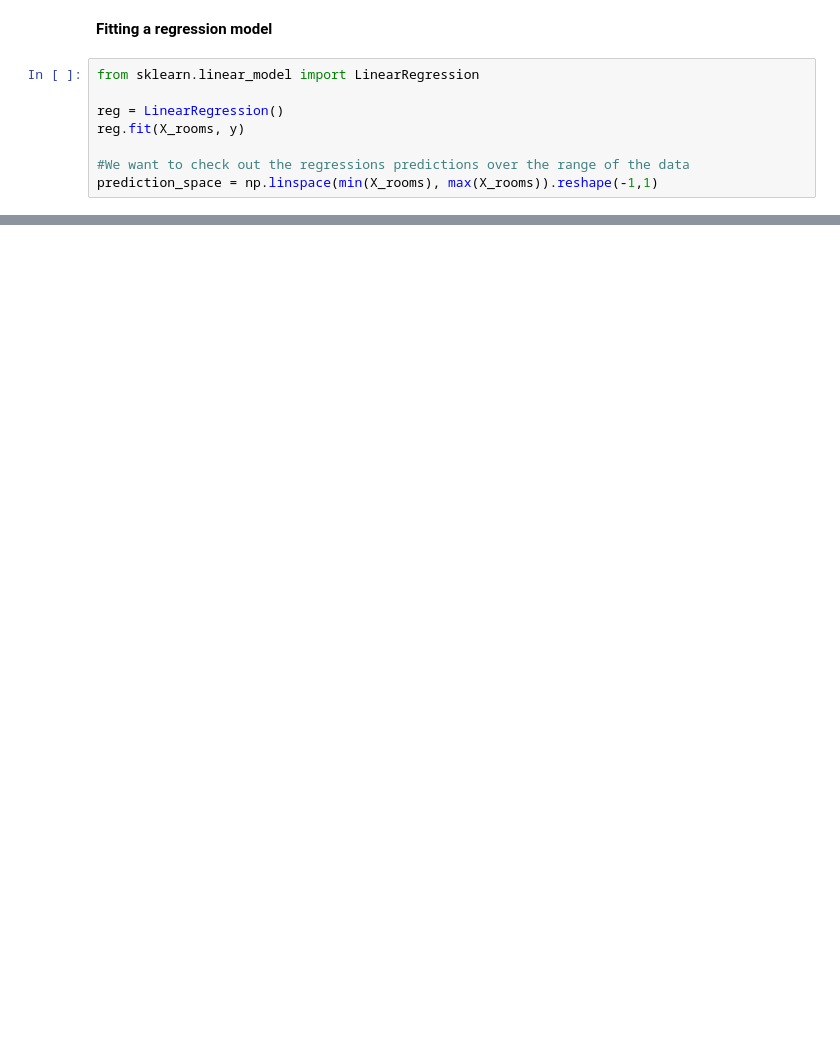
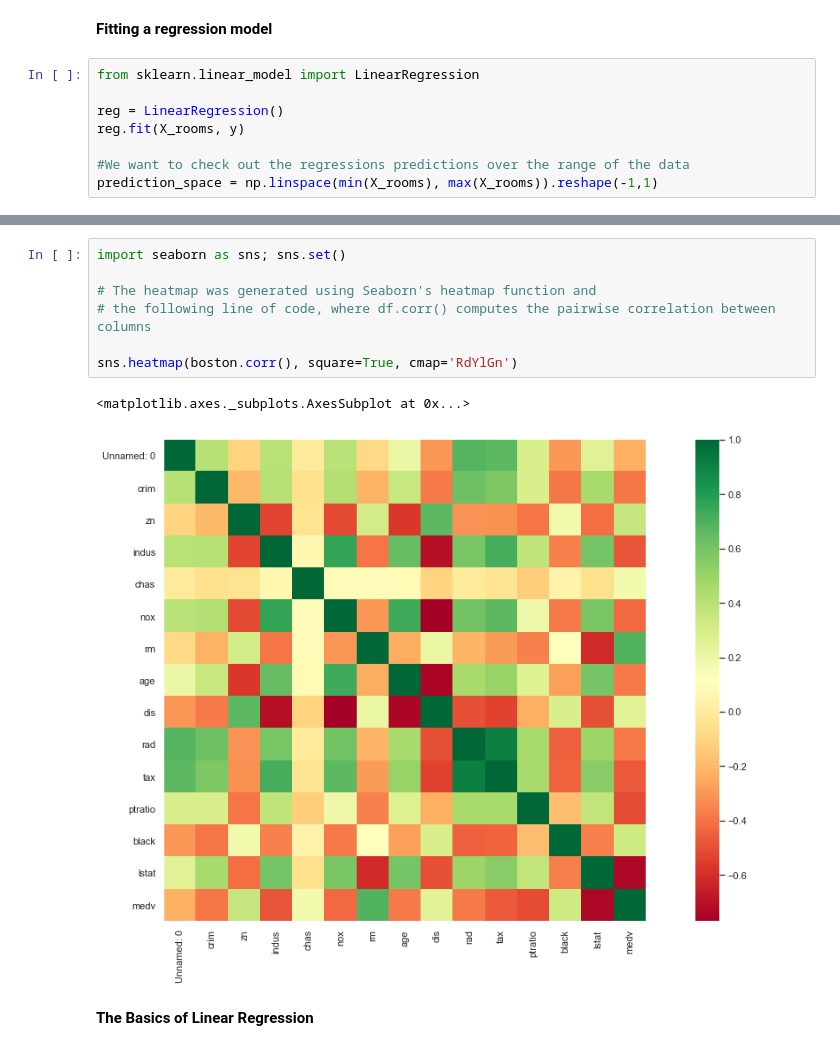
Before and after one commit to mirianfsilva/machine-learning-studies, a Jupyter notebook: supervised-learning-with-scikit-learn/boston-data-exploratory.ipynb, the cells around one changed output, grey strips where cells are left out. Saved outputs shown, nothing was run; the diff lists cells and outputs as text; blank space fills up the shorter version.

```diff
--- a/supervised-learning-with-scikit-learn/boston-data-exploratory.ipynb
+++ b/supervised-learning-with-scikit-learn/boston-data-exploratory.ipynb
@@ -86,0 +87,12 @@ plt.show()
+# %%
+import seaborn as sns; sns.set()
+
+# The heatmap was generated using Seaborn's heatmap function and
+# the following line of code, where df.corr() computes the pairwise correlation between columns
+
+sns.heatmap(boston.corr(), square=True, cmap='RdYlGn')
+# %% [output]
+<matplotlib.axes._subplots.AxesSubplot at 0x...>
+[figure, added]
+# %% [markdown]
+**The Basics of Linear Regression**
```
Also changed, not shown: parts of 5 cells of this notebook.
